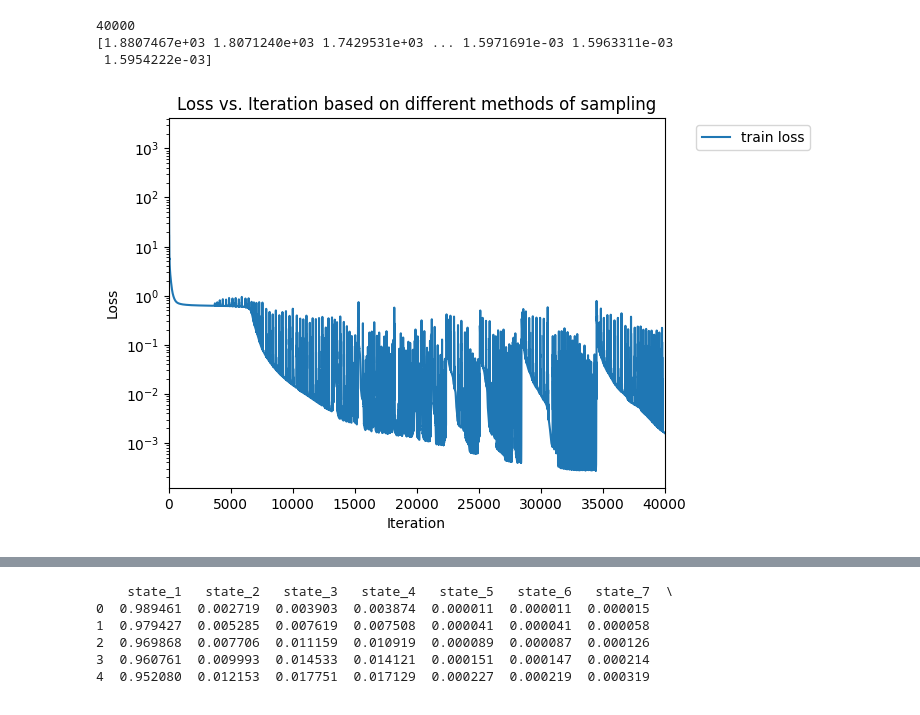
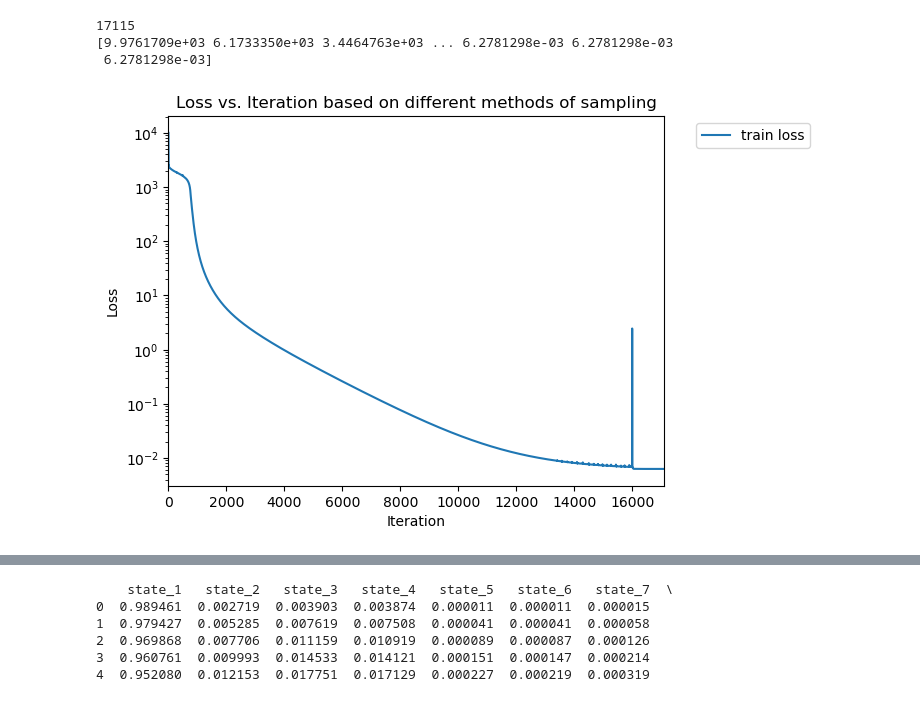
Before and after one commit to chenyuli12345/pinnsformer, a Jupyter notebook: demo/MSS3/active learning/formerAdam+LHS(500).ipynb, the cells around one changed output, grey strips where cells are left out. Drawn from its saved outputs; the diff is of its cells as text; code cells hidden in the pictures.

```diff
--- a/demo/MSS3/active learning/formerAdam+LHS(500).ipynb
+++ b/demo/MSS3/active learning/formerAdam+LHS(500).ipynb
@@ -535,8 +535,8 @@ def get_system_performance(df):
 state_column_names = ['state_1', 'state_2', 'state_3', 'state_4', 'state_5', 'state_6', 'state_7',
                       'state_8', 'state_9', 'state_10', 'state_11', 'state_12']
 # %%
-seeds = [0, 1, 12, 33, 123, 321, 1234, 4321, 12345, 54321] #生成10个随机种子
-# seeds = [0]
+# seeds = [0, 1, 12, 33, 123, 321, 1234, 4321, 12345, 54321] #生成10个随机种子
+seeds = [0]
 #设置噪声水平为0
 noise = 0.0
 
@@ -573,7 +573,8 @@ for seed in seeds:
 
     X_f = lb + (ub - lb) * lhs(1, N_f) #生成N_f个配位点，均匀分布在[0,1]之间
     # X_f = np.linspace(lb, ub, N_f)     # 配位点位置
-    nIter = 40000
+    nIter = 3000
+    nIterLBFGS = 0
 
     #创建PINN模型并输入各种参数
     model = PhysicsInformedNN(X_u, u, X_f, lb, ub)
@@ -581,7 +582,7 @@ for seed in seeds:
     #获取当前时间并赋值给start_time
     start_time = time.time()
     #开始训练模型
-    model.train(nIter)
+    model.train(nIter,nIterLBFGS)
     #训练结束后获取当前时间并减去start_time，得到训练时间并赋值给elapsed
     elapsed = time.time() - start_time
     #打印训练所花时间
@@ -591,7 +592,7 @@ for seed in seeds:
     # up = 80000
     n_star = 500+1
     x_star = np.linspace(lb, ub, n_star)[1:] #N_star = x_star.shape[0]
-    y_pred, _ = model.predict(x_star)
+    y_pred = model.predict(x_star)
     y_pred_df = pd.DataFrame(y_pred, columns = state_column_names)
     y_pred = get_system_performance(y_pred_df)
     # y_diff_no_pcgrad_eigenvectors = eigenvector_solution_df - y_pred_df
@@ -727,0 +627,32 @@ No artists with labels found to put in legend.  Note that artists whose label st
+# %%
+model.train(0,1000)
+#训练结束后获取当前时间并减去start_time，得到训练时间并赋值给elapsed
+elapsed = time.time() - start_time
+#打印训练所花时间
+print('Training time: %.4f' % (elapsed))
+
+
+# up = 80000
+n_star = 500+1
+x_star = np.linspace(lb, ub, n_star)[1:] #N_star = x_star.shape[0]
+y_pred = model.predict(x_star)
+y_pred_df = pd.DataFrame(y_pred, columns = state_column_names)
+y_pred = get_system_performance(y_pred_df)
+# y_diff_no_pcgrad_eigenvectors = eigenvector_solution_df - y_pred_df
+y_star = eigenvector_solution_df
+
+
+#计算误差（基于2范数）
+error_y.append(np.linalg.norm(y_star.iloc[:,-5:]-y_pred.iloc[:, -5:],2)/np.linalg.norm(y_star.iloc[:, -5:],2)) #计算误差，然后将误差添加到error_u列表中
+# 计算 MAE 和 MSE
+mae = np.mean(np.abs(y_star.iloc[:, -5:] - y_pred.iloc[:, -5:]))
+mse = np.mean((y_star.iloc[:, -5:] - y_pred.iloc[:, -5:]) ** 2)
+# 记录 MAE 和 MSE
+error_mae.append(mae)
+error_mse.append(mse)
+
+i+=1 #i加1
+print(f'当前为第{i}次循环，种子为{seed}')
+print('Error y : %e' % (np.linalg.norm(y_star.iloc[:,-5:]-y_pred.iloc[:,-5:],2)/np.linalg.norm(y_star.iloc[:,-5:],2))) #打印误差
+print('MAE: %e' % mae) #打印MAE
+print('MSE: %e' % mse) #打印MSE
@@ -1024,35 +745,35 @@ trainloss = torch.stack(model.loss_value).cpu().detach().numpy()
 # %%
 print(len(trainloss))
 print(trainloss)
 # 定义图例的标签
 labels = ["Grid"]
 
 # 创建一个新的图形
 plt.figure()
 
 # # 遍历所有的loss数据和标签
 # for loss, label in zip(trainloss, labels):
 #     # 绘制每个loss数据，并使用标签作为图例的条目
 #     plt.plot(loss, label=label)
 
 plt.plot(trainloss, label='train loss')
 
 # 添加图例，放在图像外
 plt.legend(bbox_to_anchor=(1.05, 1), loc='upper left')
 
 
-plt.xlim([0,40000]) # 设置x轴的范围
+plt.xlim([0,len(trainloss)]) # 设置x轴的范围
 plt.yscale('log') #设置y轴为对数尺度，这样即使列表中有一些非常大的值，也不会影响其他值的可视化
 plt.xlabel('Iteration') # 设置x轴的标签
 plt.ylabel('Loss') # 设置y轴的标签
 plt.title('Loss vs. Iteration based on different methods of sampling') # 设置图形的标题
 # 显示图形
 plt.show()
 # %% [output]
-40000
-[1.8807467e+03 1.8071240e+03 1.7429531e+03 ... 1.5971691e-03 1.5963311e-03
- 1.5954222e-03]
+17115
+[9.9761709e+03 6.1733350e+03 3.4464763e+03 ... 6.2781298e-03 6.2781298e-03
+ 6.2781298e-03]
-[figure, old version]
+[figure, new version]
 # %%
 y_pred_df = pd.DataFrame(y_pred, columns = state_column_names)
 print(y_pred_df.head())
```
Also changed, not shown: parts of 16 cells of this notebook, 28 other files.
